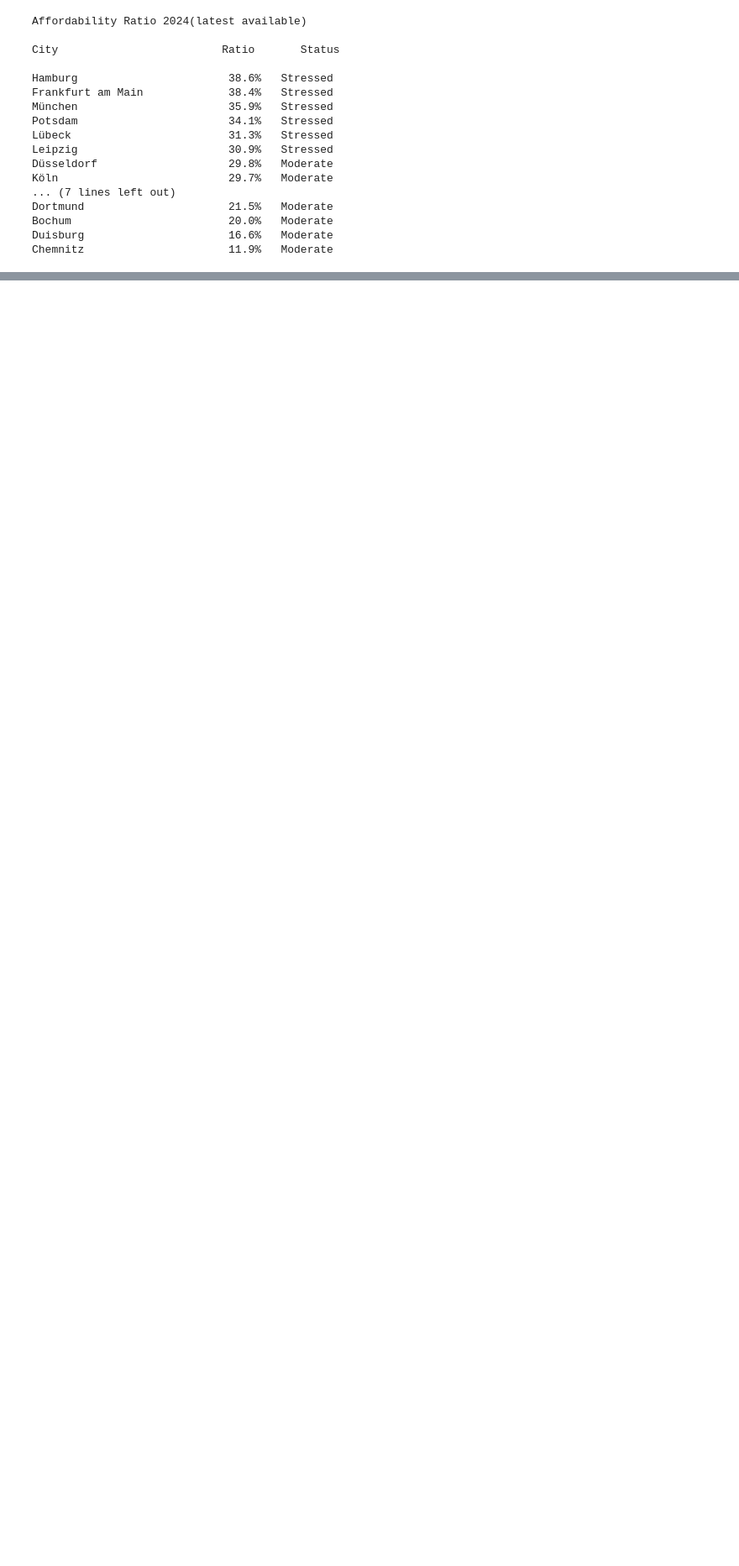
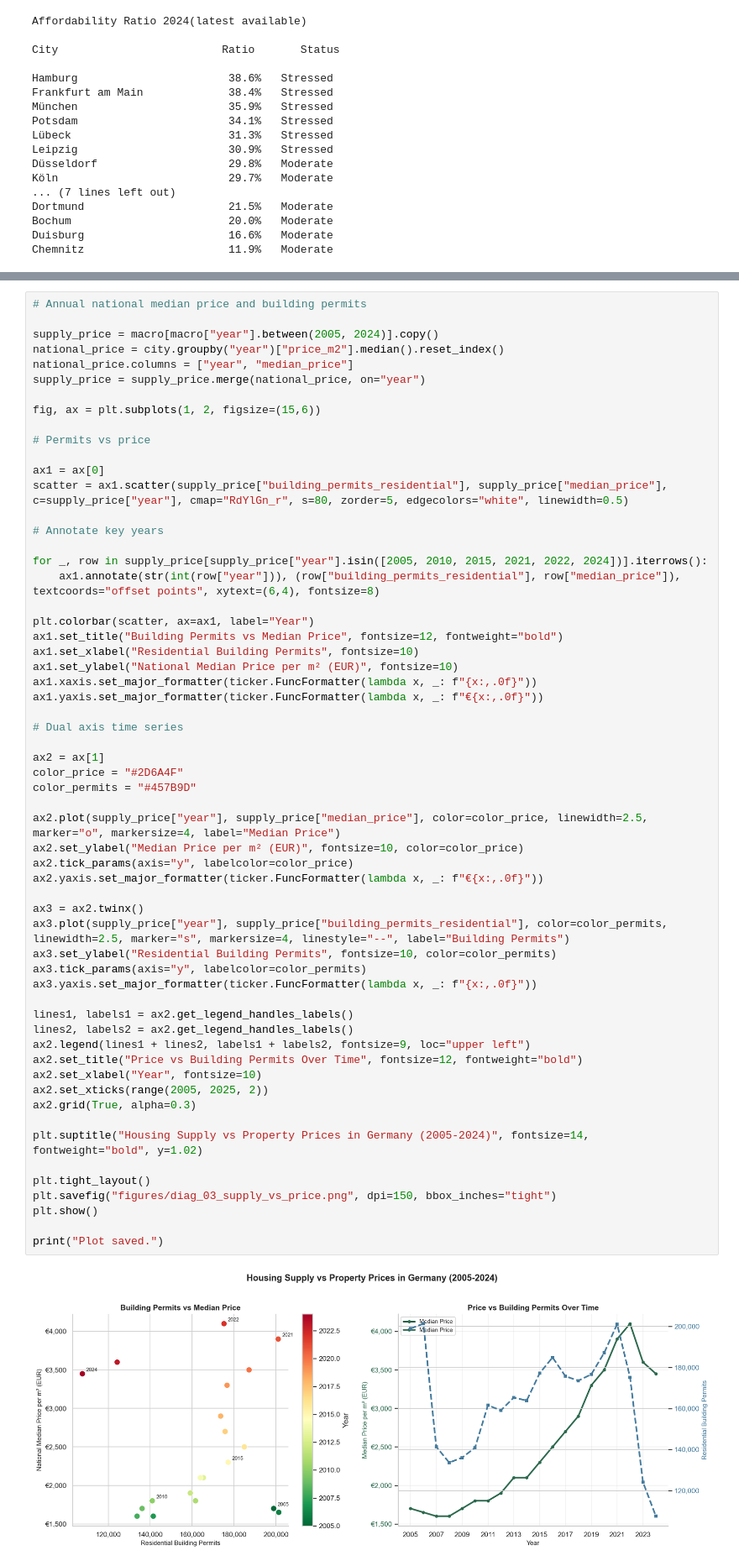
Before and after one commit to meeadi/german-housing-market-analysis, a Jupyter notebook: housing_analysis.ipynb, the cells around one changed output, grey strips where cells are left out. Shown at 84% size. Cells and saved outputs as stored; diff of their text form; blank space fills up the shorter version.

```diff
--- a/housing_analysis.ipynb
+++ b/housing_analysis.ipynb
@@ -517,0 +677,61 @@ Chemnitz                      11.9%   Moderate
+# %%
+# Annual national median price and building permits
+
+supply_price = macro[macro["year"].between(2005, 2024)].copy()
+national_price = city.groupby("year")["price_m2"].median().reset_index()
+national_price.columns = ["year", "median_price"]
+supply_price = supply_price.merge(national_price, on="year")
+
+fig, ax = plt.subplots(1, 2, figsize=(15,6))
+
+# Permits vs price
+
+ax1 = ax[0]
+scatter = ax1.scatter(supply_price["building_permits_residential"], supply_price["median_price"], c=supply_price["year"], cmap="RdYlGn_r", s=80, zorder=5, edgecolors="white", linewidth=0.5)
+
+# Annotate key years
+
+for _, row in supply_price[supply_price["year"].isin([2005, 2010, 2015, 2021, 2022, 2024])].iterrows():
+    ax1.annotate(str(int(row["year"])), (row["building_permits_residential"], row["median_price"]), textcoords="offset points", xytext=(6,4), fontsize=8)
+
+plt.colorbar(scatter, ax=ax1, label="Year")
+ax1.set_title("Building Permits vs Median Price", fontsize=12, fontweight="bold")
+ax1.set_xlabel("Residential Building Permits", fontsize=10)
+ax1.set_ylabel("National Median Price per m² (EUR)", fontsize=10)
+ax1.xaxis.set_major_formatter(ticker.FuncFormatter(lambda x, _: f"{x:,.0f}"))
+ax1.yaxis.set_major_formatter(ticker.FuncFormatter(lambda x, _: f"€{x:,.0f}"))
+
+# Dual axis time series
+
+ax2 = ax[1]
+color_price = "#2D6A4F"
+color_permits = "#457B9D"
+
+ax2.plot(supply_price["year"], supply_price["median_price"], color=color_price, linewidth=2.5, marker="o", markersize=4, label="Median Price")
+ax2.set_ylabel("Median Price per m² (EUR)", fontsize=10, color=color_price)
+ax2.tick_params(axis="y", labelcolor=color_price)
+ax2.yaxis.set_major_formatter(ticker.FuncFormatter(lambda x, _: f"€{x:,.0f}"))
+
+ax3 = ax2.twinx()
+ax3.plot(supply_price["year"], supply_price["building_permits_residential"], color=color_permits, linewidth=2.5, marker="s", markersize=4, linestyle="--", label="Building Permits")
+ax3.set_ylabel("Residential Building Permits", fontsize=10, color=color_permits)
+ax3.tick_params(axis="y", labelcolor=color_permits)
+ax3.yaxis.set_major_formatter(ticker.FuncFormatter(lambda x, _: f"{x:,.0f}"))
+
+lines1, labels1 = ax2.get_legend_handles_labels()
+lines2, labels2 = ax2.get_legend_handles_labels()
+ax2.legend(lines1 + lines2, labels1 + labels2, fontsize=9, loc="upper left")
+ax2.set_title("Price vs Building Permits Over Time", fontsize=12, fontweight="bold")
+ax2.set_xlabel("Year", fontsize=10)
+ax2.set_xticks(range(2005, 2025, 2))
+ax2.grid(True, alpha=0.3)
+
+plt.suptitle("Housing Supply vs Property Prices in Germany (2005-2024)", fontsize=14, fontweight="bold", y=1.02)
+
+plt.tight_layout()
+plt.savefig("figures/diag_03_supply_vs_price.png", dpi=150, bbox_inches="tight")
+plt.show()
+
+print("Plot saved.")
+# %% [output]
+[figure, added]
```
Also changed, not shown: parts of 16 cells of this notebook, 5 other files.
